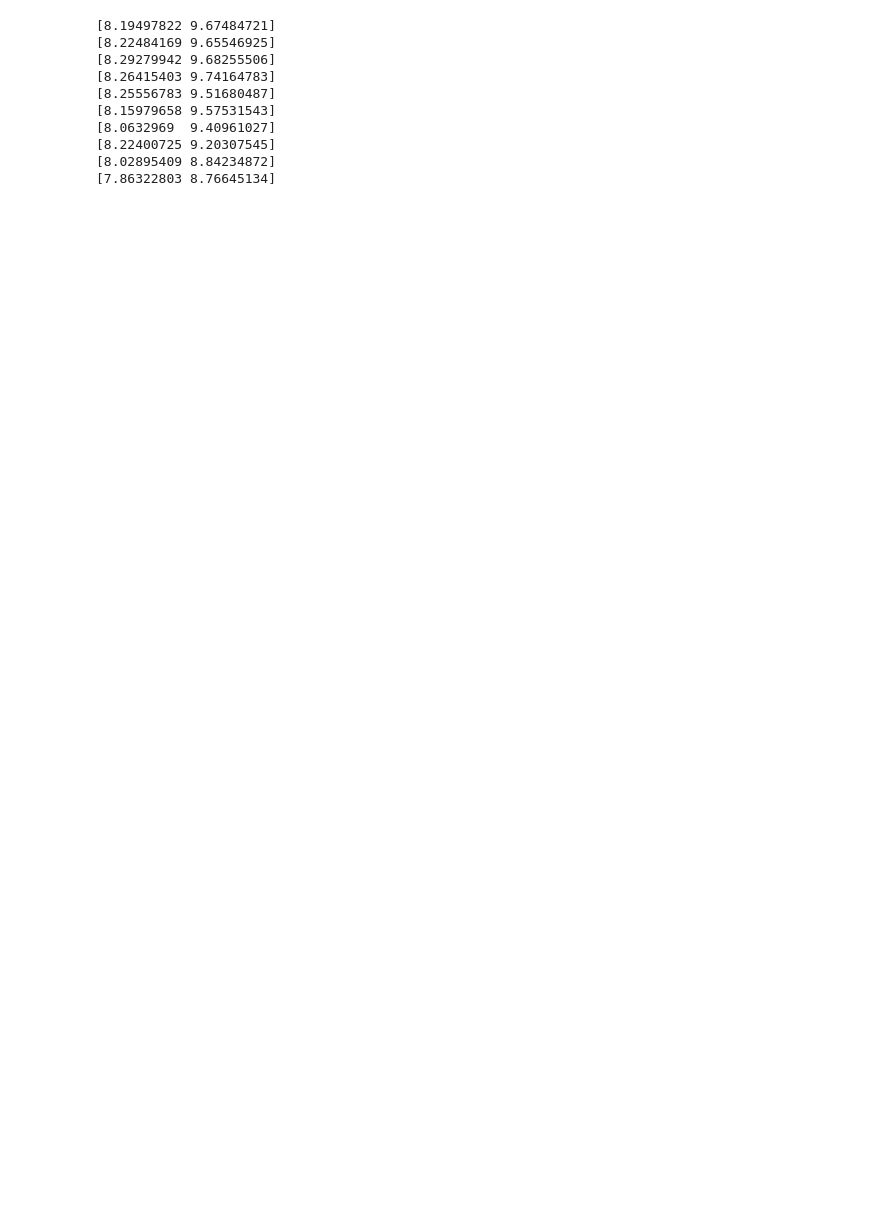
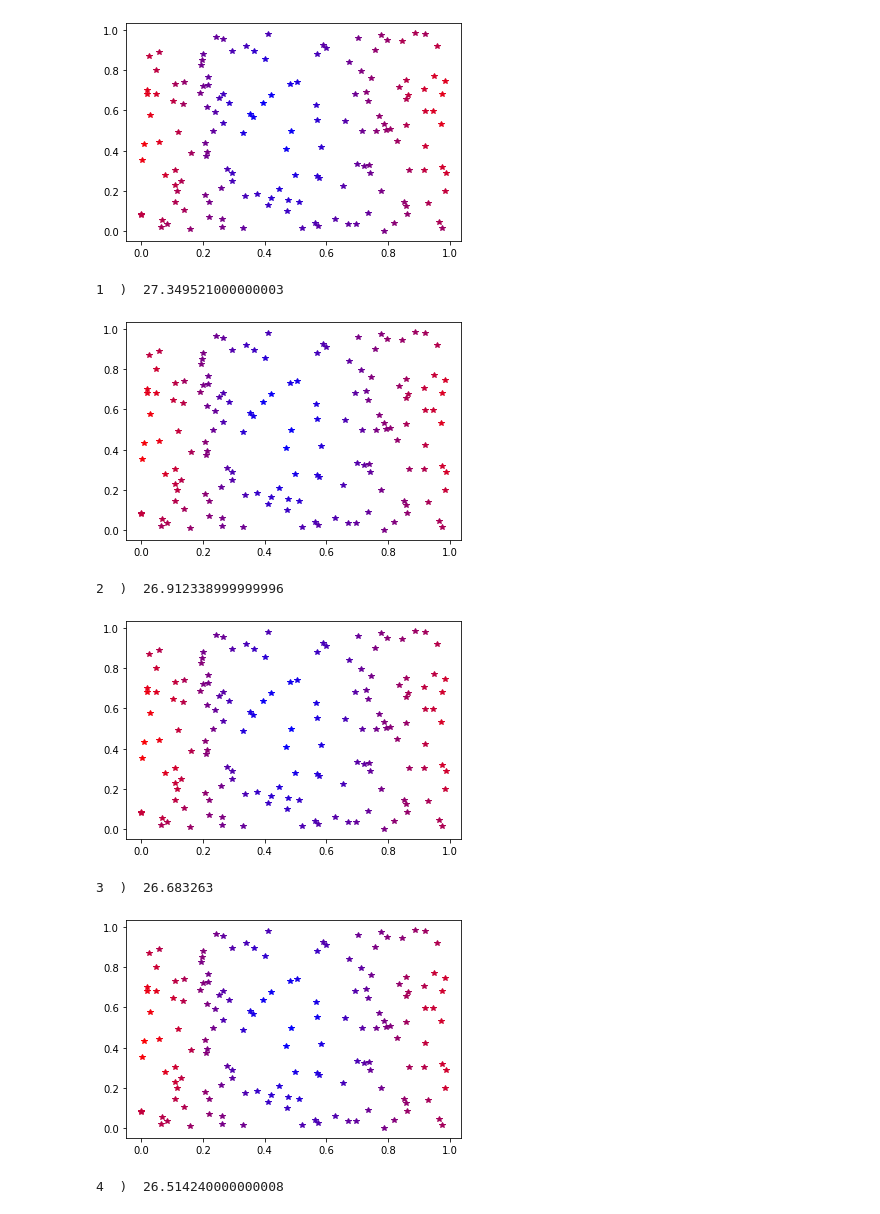
Before and after one commit to MrDarkTesla/QCL_2021, a Jupyter notebook: QCL_Classifier.ipynb, the cells around one changed output. Drawn from its saved outputs; the diff is of its cells as text; code cells hidden in the pictures; blank space fills up the shorter version.

Commit message:
With theta for pics

```diff
--- a/QCL_Classifier.ipynb
+++ b/QCL_Classifier.ipynb
@@ -58 +42,7 @@ TEACHER = np.random.choice(np.linspace(-1, 1), 10)
+# %%
+#N = 4
+#depth = 5
+N = 2
+depth = 2
+Iterations = 1000
 # %%
@@ -116,53 +115,53 @@ def fi(xi, N, deapth, theta, Iterations, Omega):
 # %%
 def Lfunk(Theta):
   s = np.pi /2
-  Omega = [1/3, 1/3, 1/3]
-  Iterations = 1000
-  deapth = 2
-  N = 3
-  L = 0 #np.dot(Omega, Omega)
+  L = 0
   for t in X: # was TEACHER
-    L += (t - fi(t, N, deapth, theta, Iterations, Omega)) ** 2
+    val = fi(t, N, depth, theta, Iterations)
+    plt.plot(t[0], t[1], marker = "*", color = [val, 0, 1 - val])
+    L += (f(t) - val) ** 2
+  plt.show()
   return L
 
 
 def GradLfunk(theta):
   gr = [0] * len(theta)
   s = np.pi /2
-  Omega = [1/3, 1/3, 1/3]
-  Iterations = 1000
-  deapth = 2
-  N = 3
   for t in X: # was TEACHER
     for i in range(len(theta)):
       theta[i] += s
-      A = fi(t, N, deapth, theta, Iterations, Omega)
+      A = fi(t, N, depth, theta, Iterations)
       theta[i] -= 2 * s
-      B = fi(t, N, deapth, theta, Iterations, Omega)
+      B = fi(t, N, depth, theta, Iterations)
       theta[i] += s
       C = (A - B)
-      gr[i] += (fi(t, N, deapth, theta, Iterations, Omega) - f(t)) * C / np.sin(s)
+      gr[i] += (fi(t, N, depth, theta, Iterations) - f(t)) * C / np.sin(s)
   return np.array(gr)
 # %%
 def ftestgrad(x):
   return np.array([2 * (x[0] - 1), 2 * (x[1] + 1)])
 # %%
+M = 20
 backend = Aer.get_backend('qasm_simulator')
-theta = np.zeros(3 * 2 * 3)
+np.random.seed()
+theta = np.random.rand(3 * N * depth)
 bounds = [(0,2 * np.pi)] * len(theta)
 
-etta = .01
-for i in range(10):
+L = [.0] * M
+
+etta = .02
+for i in range(M):
   theta -= etta * GradLfunk(theta)
-  print(Lfunk(theta))
+  L[i] = Lfunk(theta)
+  print(i + 1, " ) ", L[i])
+print(theta)
+print(M)
 # %% [output]
+[figure, added]
-[8.19497822 9.67484721]
-[8.22484169 9.65546925]
-[8.29279942 9.68255506]
-[8.26415403 9.74164783]
-[8.25556783 9.51680487]
-[8.15979658 9.57531543]
-[8.0632969  9.40961027]
-[8.22400725 9.20307545]
-[8.02895409 8.84234872]
-[7.86322803 8.76645134]
+1  )  27.349521000000003
+[figure, added]
+2  )  26.912338999999996
+[figure, added]
+3  )  26.683263
+[figure, added]
+4  )  26.514240000000008
```
Also changed, not shown: parts of 15 cells of this notebook.
